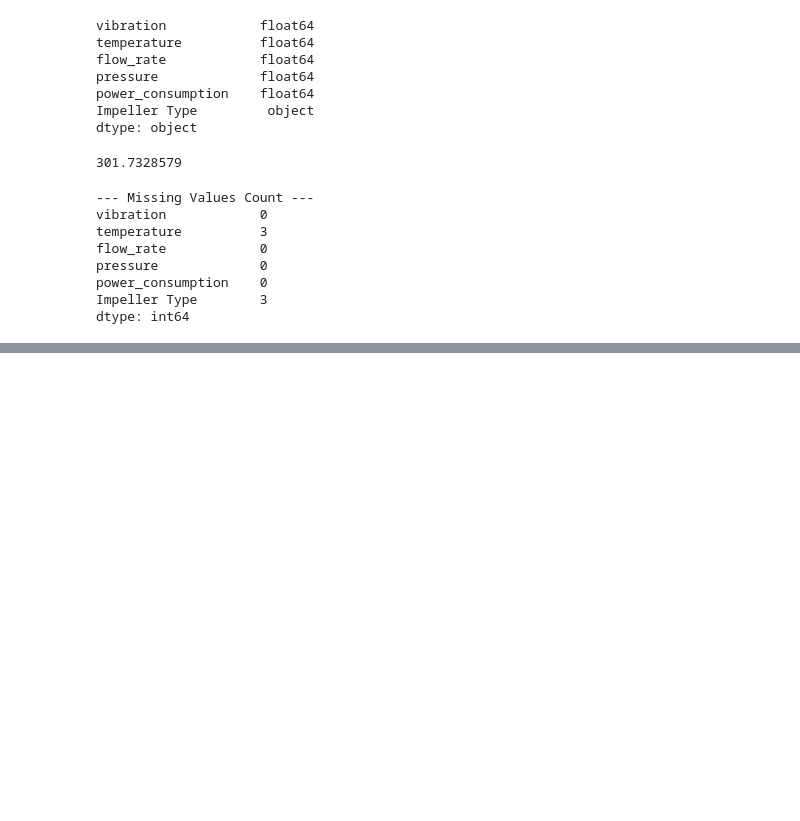
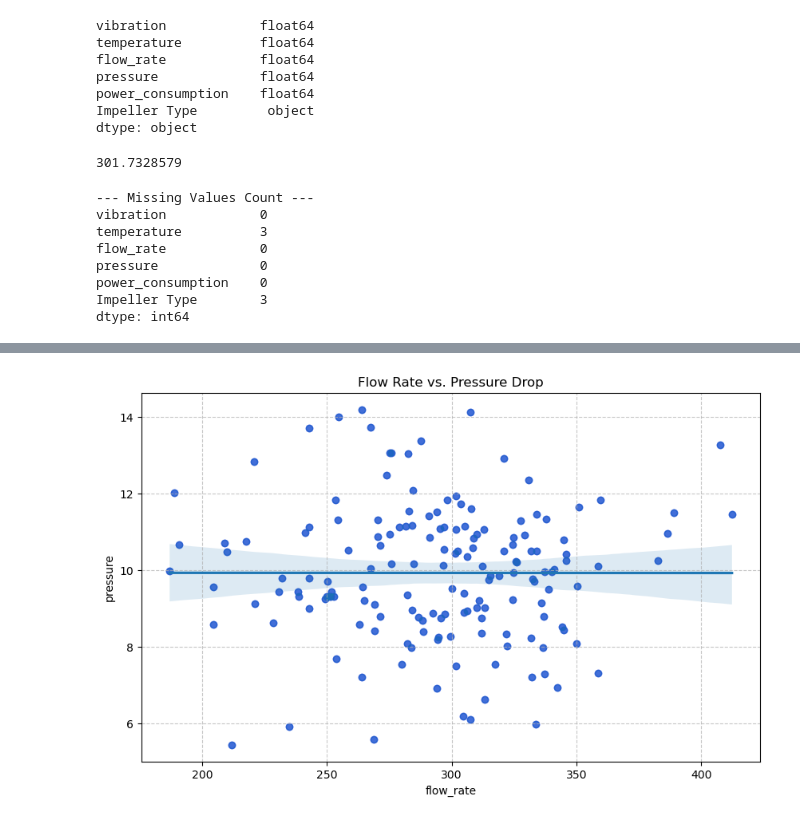
Before and after one commit to abhijeet0601/APPDS_2026_COURSE, a Jupyter notebook: assignment_01_code.ipynb, the cells around one changed output, grey strips where cells are left out. Drawn from its saved outputs; the diff is of its cells as text; code cells hidden in the pictures; blank space fills up the shorter version.

Commit message:
added the plot for visualization

```diff
--- a/assignment_01_code.ipynb
+++ b/assignment_01_code.ipynb
@@ -205,3 +190,29 @@ print(df.head())
 # %%
 #saved all the data processing in seperate csv file to avoid any change in default csv file
 df.to_csv("cleaned_data.csv", index=False)
+# %%
+
+import pandas as pd
+import matplotlib.pyplot as plt
+import seaborn as sns
+
+# 1. Load the data
+df = pd.read_csv('cleaned_data.csv')
+
+# 2. Basic Plotting using Matplotlib
+plt.figure(figsize=(10, 6))
+plt.scatter(df['flow_rate'], df['pressure'], color='blue', alpha=0.6)
+
+# Adding labels and title
+plt.xlabel('Flow Rate ($Q$)')
+plt.ylabel('Pressure Drop ($\Delta P$)')
+plt.title('Flow Rate vs. Pressure Drop')
+plt.grid(True, linestyle='--', alpha=0.7)
+
+# 3. Optional: Add a trendline using Seaborn
+sns.regplot(x='flow_rate', y='pressure', data=df, scatter_kws={'alpha':0.5})
+
+# Display the plot
+plt.show()
+# %% [output]
+[figure, added]
```
Also changed, not shown: parts of 3 cells of this notebook.
